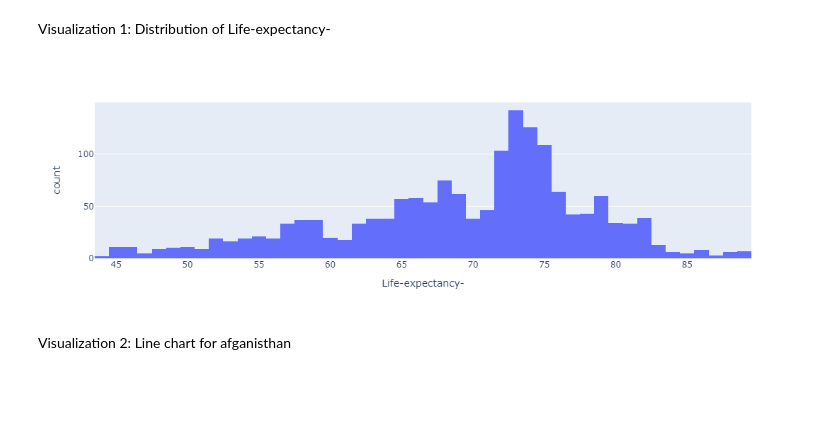
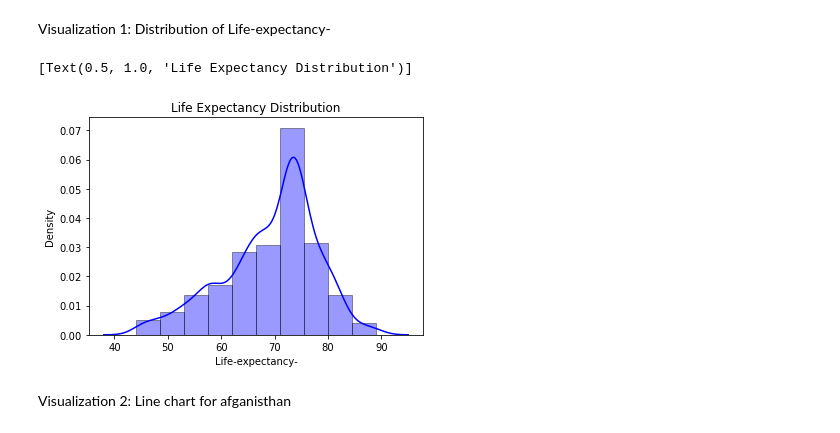
Before and after one commit to Balupalli/Regression, a Jupyter notebook: INFO 5502_Projrct.ipynb, the cells around one changed output. Drawn from its saved outputs; the diff is of its cells as text; code cells hidden in the pictures; blank space fills up the shorter version.

```diff
--- a/INFO 5502_Projrct.ipynb
+++ b/INFO 5502_Projrct.ipynb
@@ -67,10 +67,11 @@ DF
 # %% [markdown]
 Visualization 1: Distribution of Life-expectancy-
 # %%
-his = px.histogram(Data,x='Life-expectancy-') #generating histogram for quality variable with other variables
-his.show()
+import seaborn as sns
+sns.distplot(a=Data['Life-expectancy-'],bins=10,hist=True,color='blue').set(title='Life Expectancy Distribution')#generating histogram for quality variable with other variables
 # %% [output]
+[Text(0.5, 1.0, 'Life Expectancy Distribution')]
-[figure, old version]
+[figure, new version]
 # %% [markdown]
 Visualization 2: Line chart for afganisthan
 # %%
```
Also changed, not shown: parts of 1 cell of this notebook.
